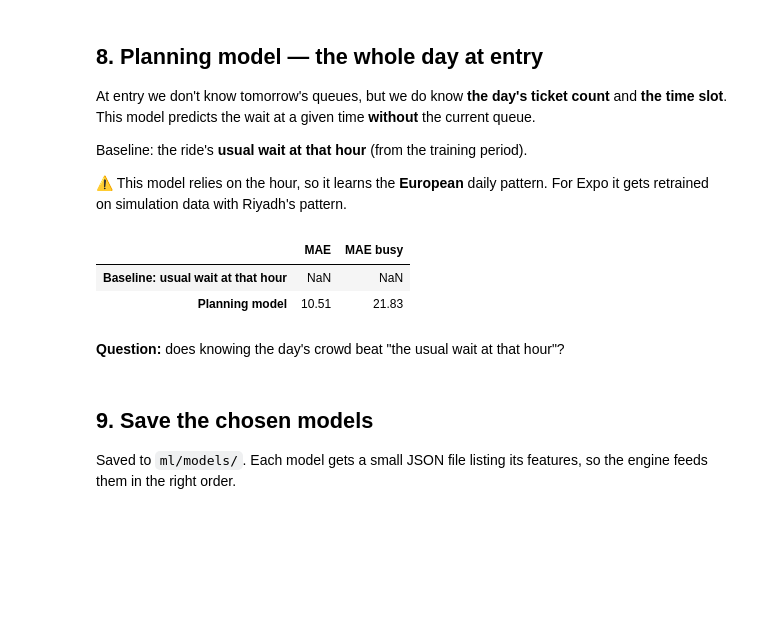
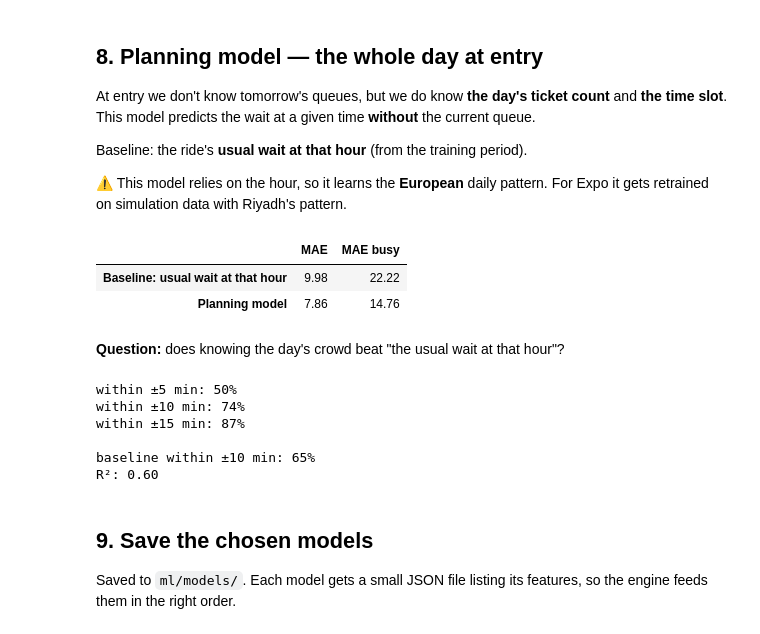
Before and after one commit to Ahmed-log11/expo-hackathon, a Jupyter notebook: ml/train.ipynb, the cells around one changed output. Drawn from its saved outputs; the diff is of its cells as text; code cells hidden in the pictures; blank space fills up the shorter version.

Commit message:
added first models

```diff
--- a/ml/train.ipynb
+++ b/ml/train.ipynb
@@ -247,21 +269,38 @@ Baseline: the ride's **usual wait at that hour** (from the training period).
 # %%
 PLAN_FEATURES = ["attendance_per_ride", "is_weekend", "hour", "minute_of_day", "ride_popularity", "ride_capacity"]
 plan_model = train_model(PLAN_FEATURES, target="wait", delta=False)  # no current queue at entry
 
 hourly = train.groupby(["attraction", "hour"])["wait"].mean().rename("usual")
-usual = test[["attraction", "hour"]].join(hourly, on=["attraction", "hour"])["usual"].fillna(test["ride_popularity"])
+usual = test[["attraction", "hour"]].join(hourly, on=["attraction", "hour"])["usual"]
+usual = usual.fillna(test["ride_popularity"]).fillna(train["wait"].mean())
 y_now = test["wait"].values
 plan_results = pd.DataFrame({
     "Baseline: usual wait at that hour": score(y_now, usual.values),
     "Planning model": score(y_now, predict(plan_model, test)),
 }).T
 plan_results
 # %% [output]
 |  | MAE | MAE busy |
-| Baseline: usual wait at that hour | NaN | NaN |
-| Planning model | 10.51 | 21.83 |
+| Baseline: usual wait at that hour | 9.98 | 22.22 |
+| Planning model | 7.86 | 14.76 |
 # %% [markdown]
 **Question:** does knowing the day's crowd beat "the usual wait at that hour"?
+# %%
+p = predict(plan_model, test)
+err = np.abs(p - y_now)
+for m in [5, 10, 15]:
+    print(f"within ±{m} min: {(err <= m).mean():.0%}")
+base_err = np.abs(usual.values - y_now)
+print(f"\nbaseline within ±10 min: {(base_err <= 10).mean():.0%}")
+r2 = 1 - ((p - y_now) ** 2).sum() / ((y_now - y_now.mean()) ** 2).sum()
+print(f"R²: {r2:.2f}")
+# %% [output]
+within ±5 min: 50%
+within ±10 min: 74%
+within ±15 min: 87%
+
+baseline within ±10 min: 65%
+R²: 0.60
 # %% [markdown]
 ## 9. Save the chosen models
 
```
Also changed, not shown: parts of 5 cells of this notebook, 3 other files.
